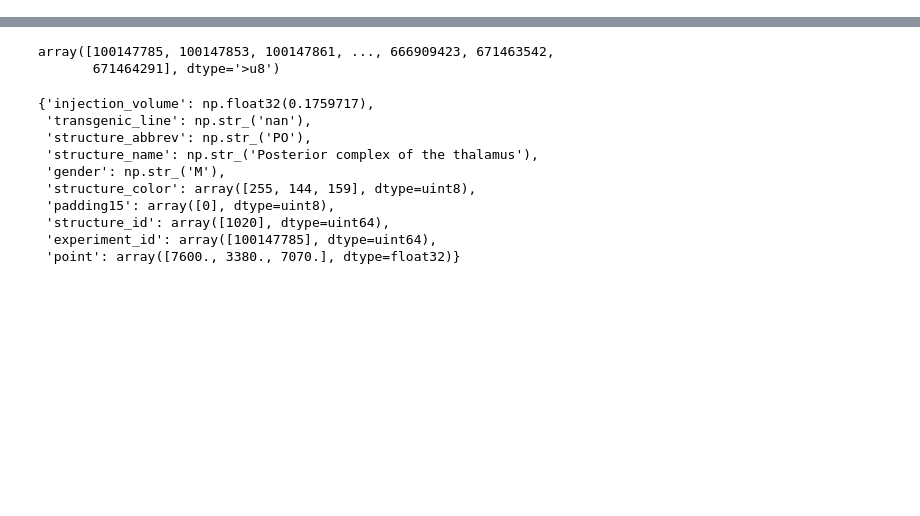
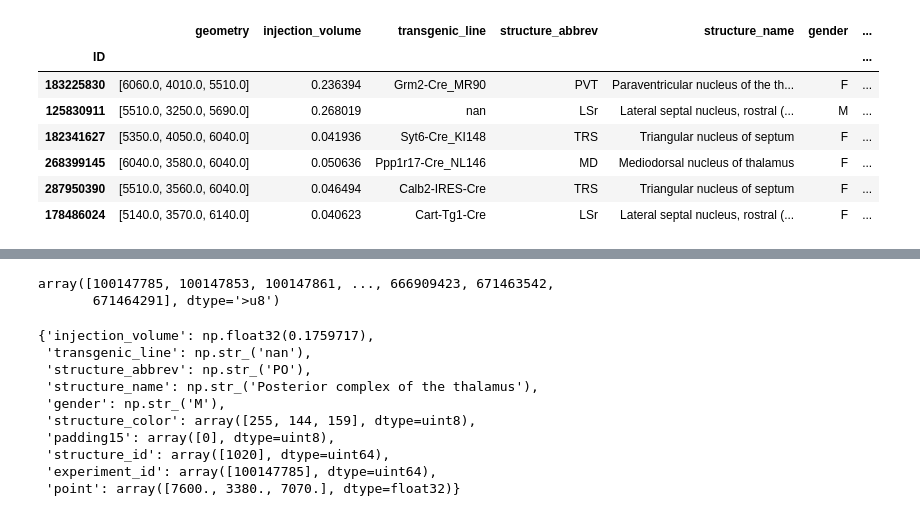
Before and after one commit to fcollman/precomputed_python, a Jupyter notebook: example.ipynb, the cells around one changed output, grey strips where cells are left out. Drawn from its saved outputs; the diff is of its cells as text; code cells hidden in the pictures; blank space fills up the shorter version.

```diff
--- a/example.ipynb
+++ b/example.ipynb
@@ -13,0 +15,11 @@ I0330 15:48:12.889897 6281229 google_auth_provider.cc:156] Using OAuth2 AuthProv
+# %%
+pre_ann.read_annotations_in_chunk('spatial0', chunk_index=[5,3,5])
+# %% [output]
+|  | geometry | injection_volume | transgenic_line | structure_abbrev | structure_name | gender | ... |
+| ID |  |  |  |  |  |  | ... |
+| 183225830 | [6060.0, 4010.0, 5510.0] | 0.236394 | Grm2-Cre_MR90 | PVT | Paraventricular nucleus of the th... | F | ... |
+| 125830911 | [5510.0, 3250.0, 5690.0] | 0.268019 | nan | LSr | Lateral septal nucleus, rostral (... | M | ... |
+| 182341627 | [5350.0, 4050.0, 6040.0] | 0.041936 | Syt6-Cre_KI148 | TRS | Triangular nucleus of septum | F | ... |
+| 268399145 | [6040.0, 3580.0, 6040.0] | 0.050636 | Ppp1r17-Cre_NL146 | MD | Mediodorsal nucleus of thalamus | F | ... |
+| 287950390 | [5510.0, 3560.0, 6040.0] | 0.046494 | Calb2-IRES-Cre | TRS | Triangular nucleus of septum | F | ... |
+| 178486024 | [5140.0, 3570.0, 6140.0] | 0.040623 | Cart-Tg1-Cre | LSr | Lateral septal nucleus, rostral (... | F | ... |
```
Also changed, not shown: parts of 13 cells of this notebook, 1 other file.
